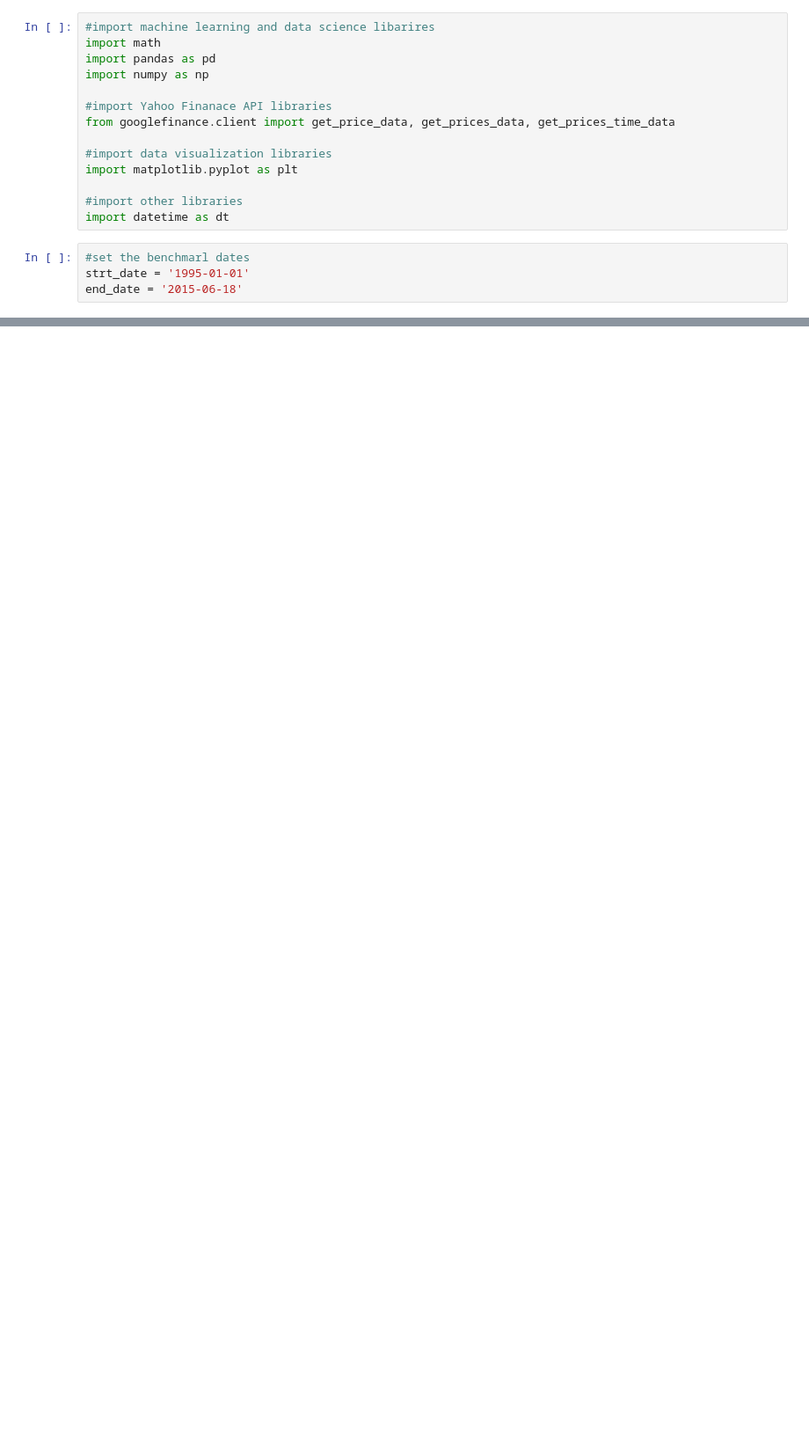
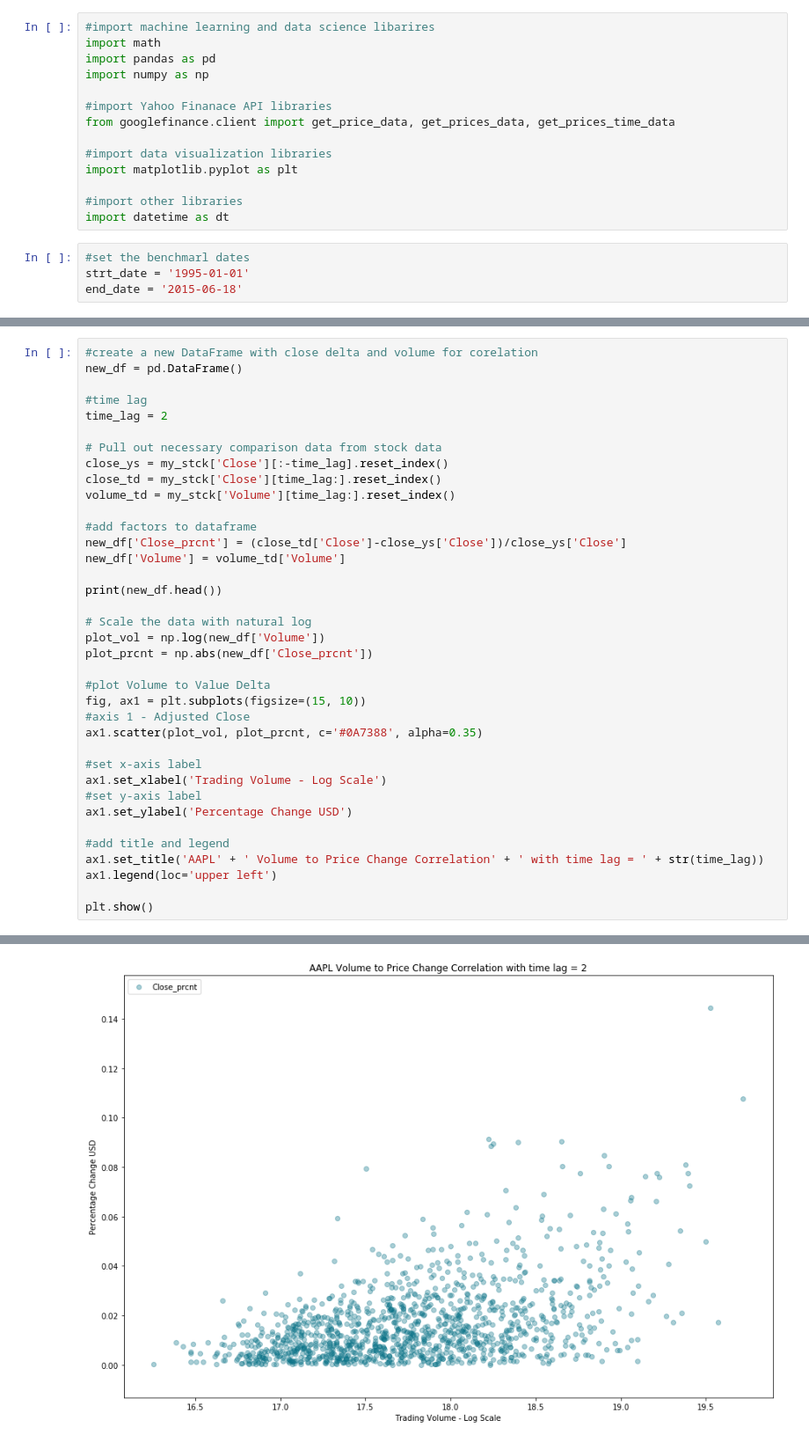
Before and after one commit to amiralishd/Stock-Market-Prediction, a Jupyter notebook: Data+Exploration.ipynb, the cells around one changed output, grey strips where cells are left out. Shown: that part at 88% size. Saved outputs shown, nothing was run; the diff lists cells and outputs as text; blank space fills up the shorter version.

```diff
--- a/Data+Exploration.ipynb
+++ b/Data+Exploration.ipynb
@@ -87,0 +132,38 @@ plt.show()
+# %%
+#create a new DataFrame with close delta and volume for corelation
+new_df = pd.DataFrame()
+
+#time lag
+time_lag = 2
+
+# Pull out necessary comparison data from stock data
+close_ys = my_stck['Close'][:-time_lag].reset_index()
+close_td = my_stck['Close'][time_lag:].reset_index()
+volume_td = my_stck['Volume'][time_lag:].reset_index()
+
+#add factors to dataframe
+new_df['Close_prcnt'] = (close_td['Close']-close_ys['Close'])/close_ys['Close']
+new_df['Volume'] = volume_td['Volume']
+
+print(new_df.head())
+
+# Scale the data with natural log
+plot_vol = np.log(new_df['Volume'])
+plot_prcnt = np.abs(new_df['Close_prcnt'])
+
+#plot Volume to Value Delta
+fig, ax1 = plt.subplots(figsize=(15, 10))
+#axis 1 - Adjusted Close
+ax1.scatter(plot_vol, plot_prcnt, c='#0A7388', alpha=0.35)
+
+#set x-axis label
+ax1.set_xlabel('Trading Volume - Log Scale')
+#set y-axis label
+ax1.set_ylabel('Percentage Change USD')
+
+#add title and legend
+ax1.set_title('AAPL' + ' Volume to Price Change Correlation' + ' with time lag = ' + str(time_lag))
+ax1.legend(loc='upper left')
+
+plt.show()
+# %% [output]
@@ -87,0 +176 @@ plt.show()
+[figure, added]
```
Also changed, not shown: parts of 6 cells of this notebook.
